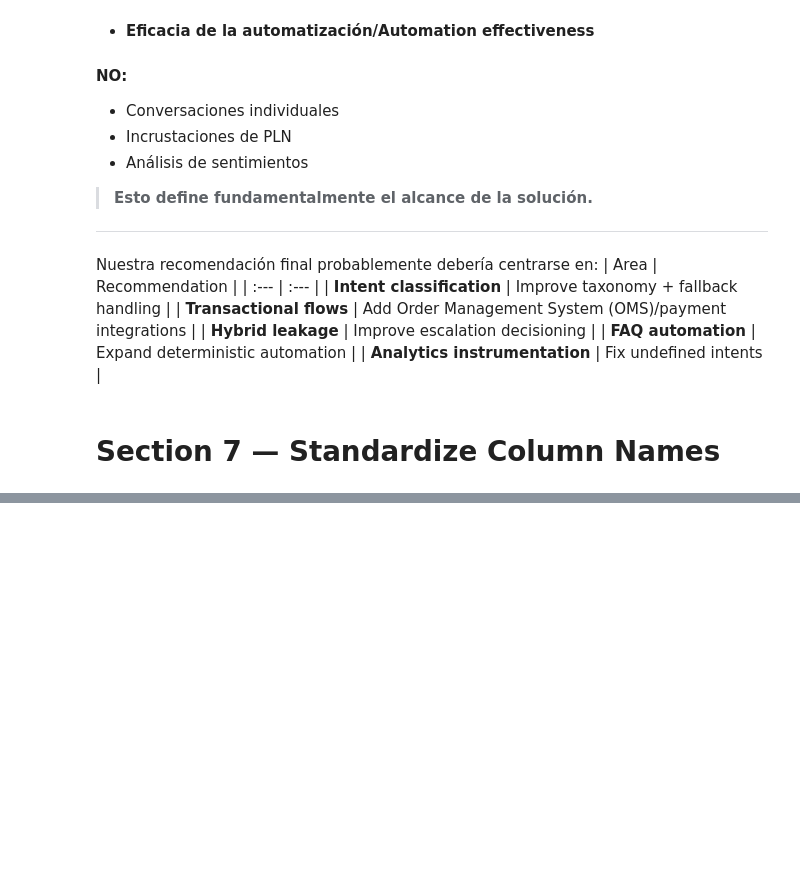
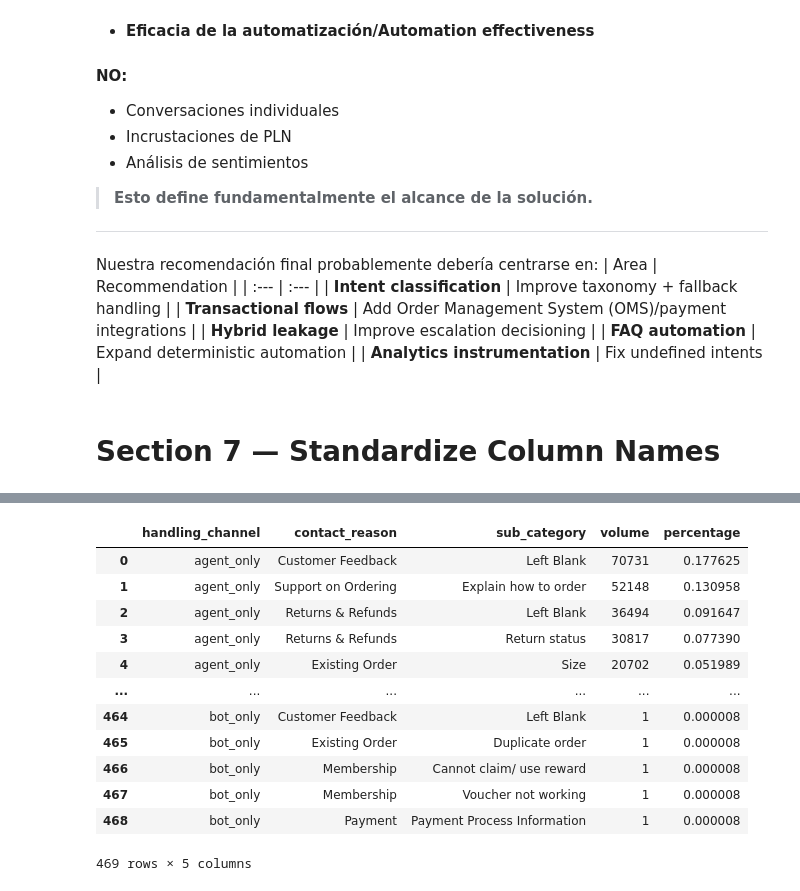
Before and after one commit to JuanjoRestrepo/TaskUS---Adidas-LAM-Chatbot-Analytics-Case, a Jupyter notebook: notebooks/notebooks/01_data_understanding.ipynb, the cells around one changed output, grey strips where cells are left out. Cells and saved outputs as stored; diff of their text form; code cells hidden in the pictures; blank space fills up the shorter version.

```diff
--- a/notebooks/notebooks/01_data_understanding.ipynb
+++ b/notebooks/notebooks/01_data_understanding.ipynb
@@ -614,0 +852,9 @@ df_bot_clean = clean_columns(df_bot)
+# %%
+subcategories_df = pd.concat(
+    [
+        agent_subcategory_df,
+        hybrid_subcategory_df,
+        bot_subcategory_df,
+    ],
+    ignore_index=True,
+)
@@ -614,0 +889,16 @@ df_bot_clean = clean_columns(df_bot)
+# %%
+subcategories_df
+# %% [output]
+|  | handling_channel | contact_reason | sub_category | volume | percentage |
+| 0 | agent_only | Customer Feedback | Left Blank | 70731 | 0.177625 |
+| 1 | agent_only | Support on Ordering | Explain how to order | 52148 | 0.130958 |
+| 2 | agent_only | Returns & Refunds | Left Blank | 36494 | 0.091647 |
+| 3 | agent_only | Returns & Refunds | Return status | 30817 | 0.077390 |
+| 4 | agent_only | Existing Order | Size | 20702 | 0.051989 |
+| ... | ... | ... | ... | ... | ... |
+| 464 | bot_only | Customer Feedback | Left Blank | 1 | 0.000008 |
+| 465 | bot_only | Existing Order | Duplicate order | 1 | 0.000008 |
+| 466 | bot_only | Membership | Cannot claim/ use reward | 1 | 0.000008 |
+| 467 | bot_only | Membership | Voucher not working | 1 | 0.000008 |
+| 468 | bot_only | Payment | Payment Process Information | 1 | 0.000008 |
+469 rows × 5 columns
```
Also changed, not shown: parts of 20 cells of this notebook.
